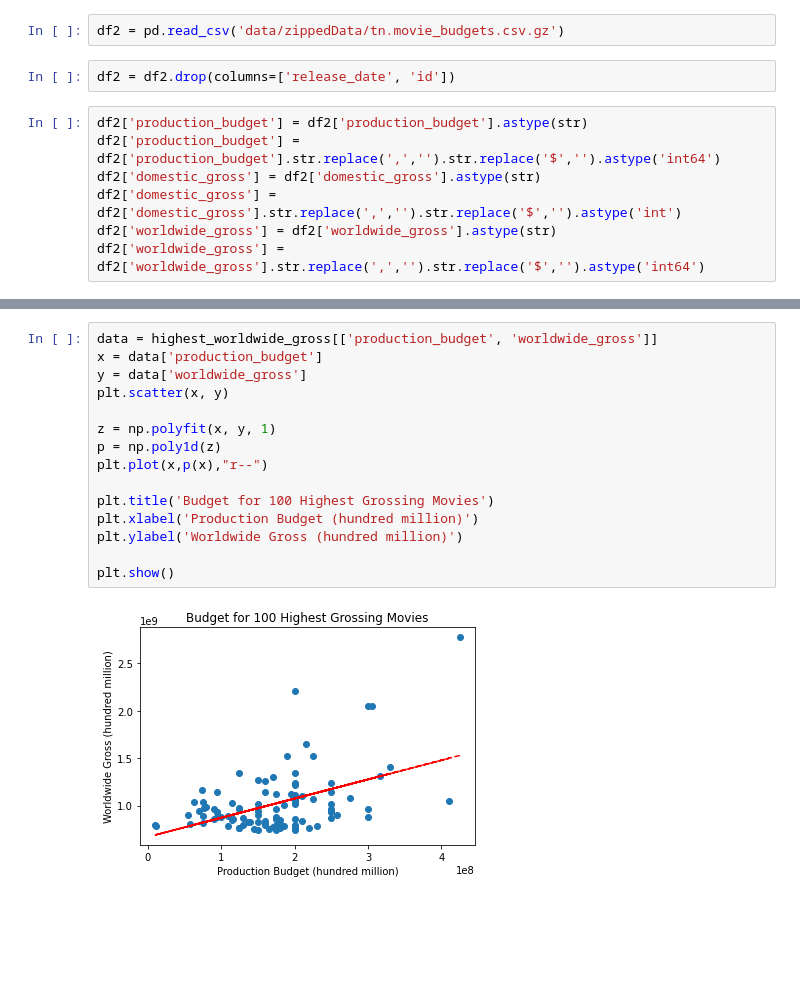
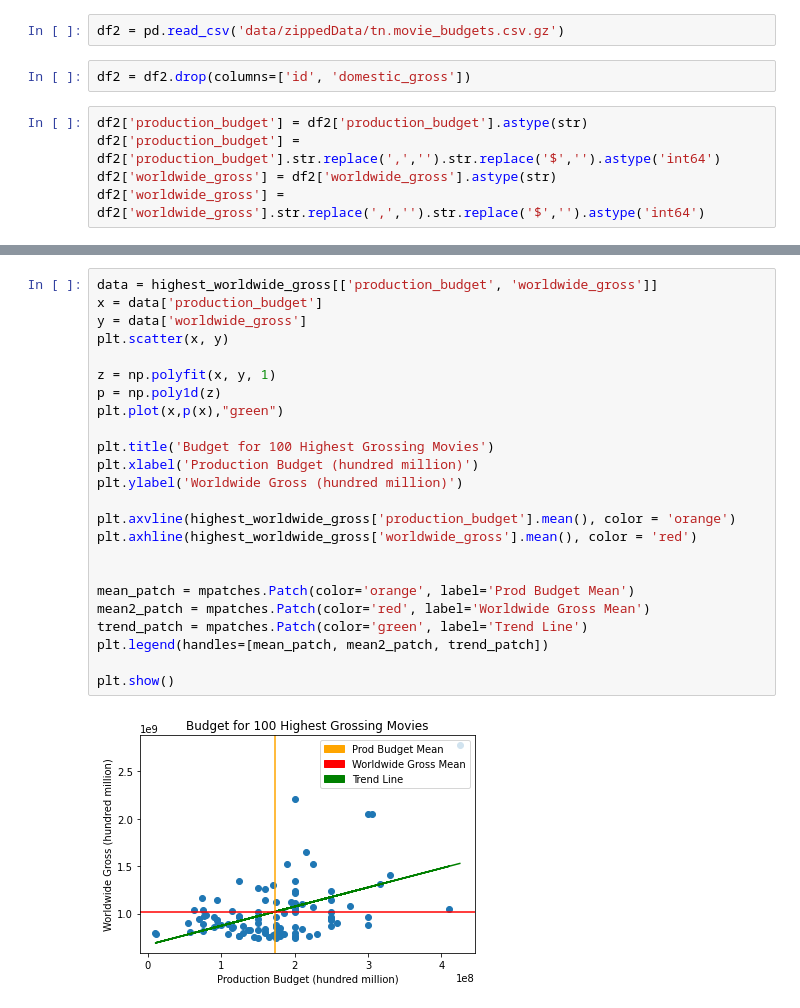
Before and after one commit to eaiturbe/microsoft_movie_analysis, a Jupyter notebook: project_wt.ipynb, the cells around one changed output, grey strips where cells are left out. Cells and saved outputs as stored; diff of their text form; blank space fills up the shorter version.

Commit message:
visuals 1-4

```diff
--- a/project_wt.ipynb
+++ b/project_wt.ipynb
@@ -64,12 +190,10 @@ plt.show()
 # %%
 df2 = pd.read_csv('data/zippedData/tn.movie_budgets.csv.gz')
 # %%
-df2 = df2.drop(columns=['release_date', 'id'])
+df2 = df2.drop(columns=['id', 'domestic_gross'])
 # %%
 df2['production_budget'] = df2['production_budget'].astype(str)
 df2['production_budget'] = df2['production_budget'].str.replace(',','').str.replace('$','').astype('int64')
-df2['domestic_gross'] = df2['domestic_gross'].astype(str)
-df2['domestic_gross'] = df2['domestic_gross'].str.replace(',','').str.replace('$','').astype('int')
 df2['worldwide_gross'] = df2['worldwide_gross'].astype(str)
 df2['worldwide_gross'] = df2['worldwide_gross'].str.replace(',','').str.replace('$','').astype('int64')
 # %%
@@ -93,17 +217,26 @@ highest_worldwide_gross
 # %%
 data = highest_worldwide_gross[['production_budget', 'worldwide_gross']]
 x = data['production_budget']
 y = data['worldwide_gross']
 plt.scatter(x, y)
 
 z = np.polyfit(x, y, 1)
 p = np.poly1d(z)
-plt.plot(x,p(x),"r--")
+plt.plot(x,p(x),"green")
 
 plt.title('Budget for 100 Highest Grossing Movies')
 plt.xlabel('Production Budget (hundred million)')
 plt.ylabel('Worldwide Gross (hundred million)')
 
+plt.axvline(highest_worldwide_gross['production_budget'].mean(), color = 'orange')
+plt.axhline(highest_worldwide_gross['worldwide_gross'].mean(), color = 'red')
+
+
+mean_patch = mpatches.Patch(color='orange', label='Prod Budget Mean')
+mean2_patch = mpatches.Patch(color='red', label='Worldwide Gross Mean')
+trend_patch = mpatches.Patch(color='green', label='Trend Line')
+plt.legend(handles=[mean_patch, mean2_patch, trend_patch])
+
 plt.show()
 # %% [output]
-[figure, old version]
+[figure, new version]
```
Also changed, not shown: parts of 30 cells of this notebook.
